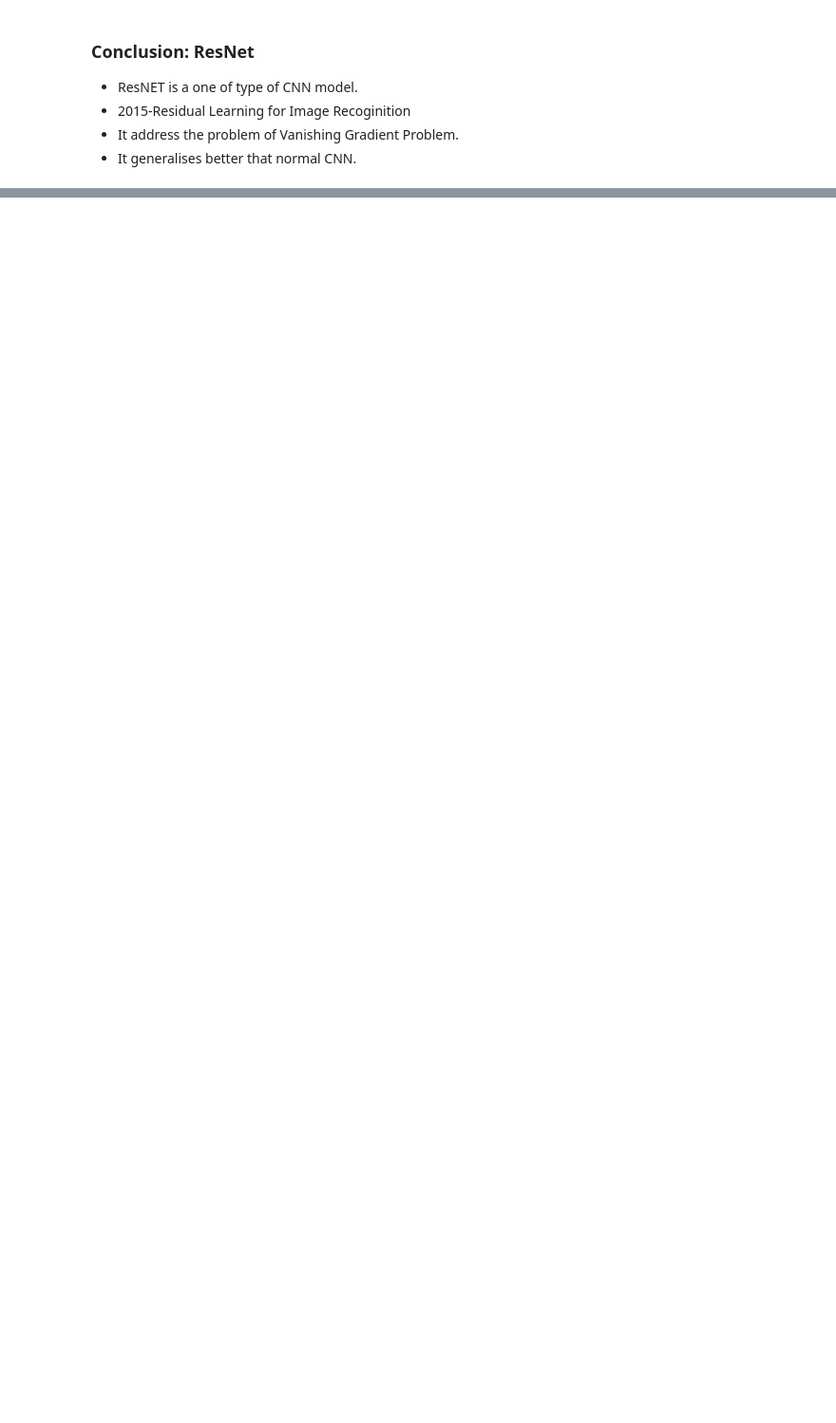
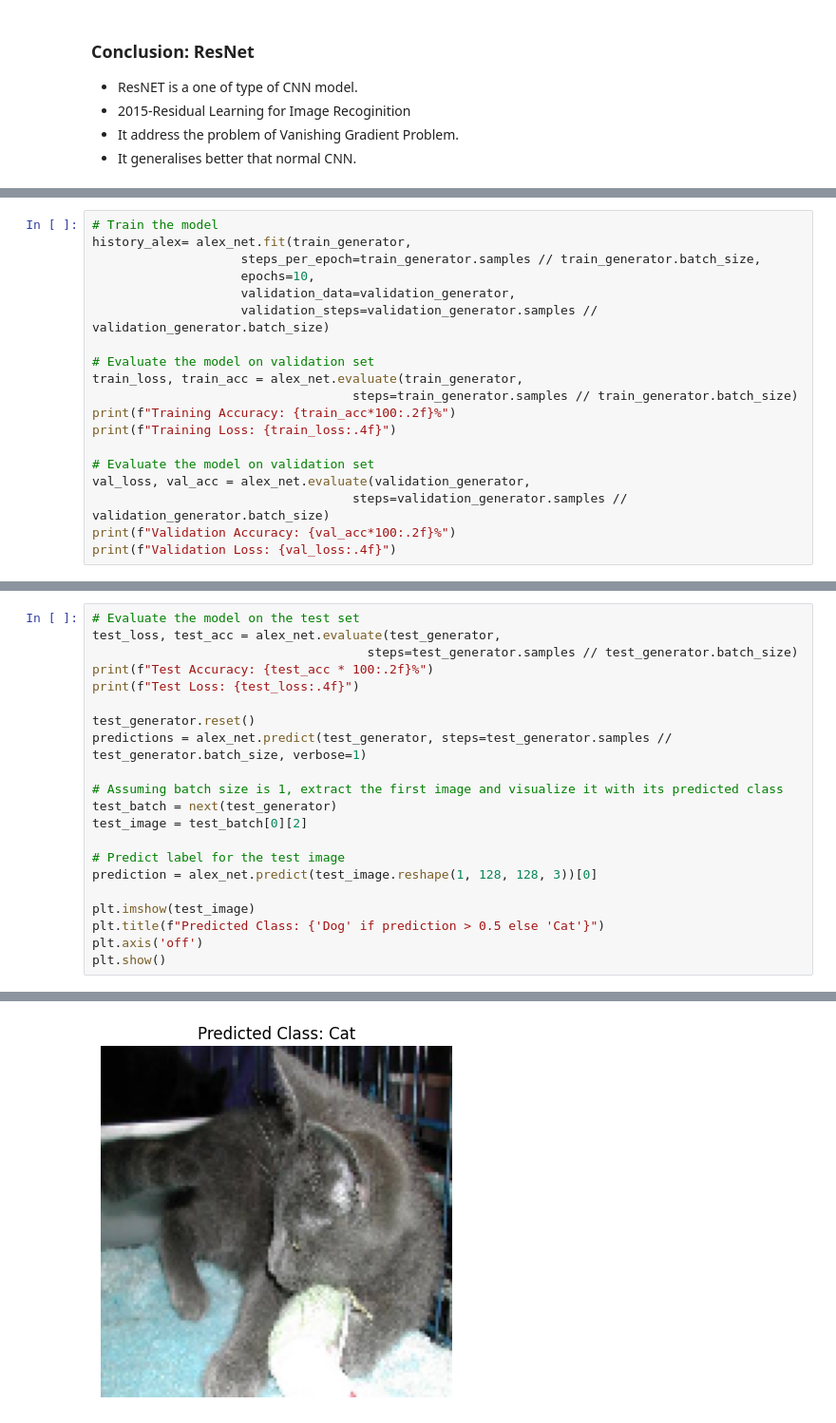
Before and after one commit to varmatilak22/Kaggle, a Jupyter notebook: Image_classification_using_CNN.ipynb, the cells around one changed output, grey strips where cells are left out. Shown: that part at 95% size. Drawn from its saved outputs; the diff is of its cells as text; blank space fills up the shorter version.

Commit message:
Kaggle Notebook | Image_classification_using_CNN | Version 5

```diff
--- a/Image_classification_using_CNN.ipynb
+++ b/Image_classification_using_CNN.ipynb
@@ -505,0 +584,19 @@ Validation Loss: 0.6320
+# %%
+# Train the model
+history_alex= alex_net.fit(train_generator,
+                    steps_per_epoch=train_generator.samples // train_generator.batch_size,
+                    epochs=10,
+                    validation_data=validation_generator,
+                    validation_steps=validation_generator.samples // validation_generator.batch_size)
+
+# Evaluate the model on validation set
+train_loss, train_acc = alex_net.evaluate(train_generator,
+                                   steps=train_generator.samples // train_generator.batch_size)
+print(f"Training Accuracy: {train_acc*100:.2f}%")
+print(f"Training Loss: {train_loss:.4f}")
+
+# Evaluate the model on validation set
+val_loss, val_acc = alex_net.evaluate(validation_generator,
+                                   steps=validation_generator.samples // validation_generator.batch_size)
+print(f"Validation Accuracy: {val_acc*100:.2f}%")
+print(f"Validation Loss: {val_loss:.4f}")
@@ -505,0 +624,22 @@ Validation Loss: 0.6320
+# %%
+# Evaluate the model on the test set
+test_loss, test_acc = alex_net.evaluate(test_generator,
+                                     steps=test_generator.samples // test_generator.batch_size)
+print(f"Test Accuracy: {test_acc * 100:.2f}%")
+print(f"Test Loss: {test_loss:.4f}")
+
+test_generator.reset()
+predictions = alex_net.predict(test_generator, steps=test_generator.samples // test_generator.batch_size, verbose=1)
+
+# Assuming batch size is 1, extract the first image and visualize it with its predicted class
+test_batch = next(test_generator)
+test_image = test_batch[0][2]
+
+# Predict label for the test image
+prediction = alex_net.predict(test_image.reshape(1, 128, 128, 3))[0]
+
+plt.imshow(test_image)
+plt.title(f"Predicted Class: {'Dog' if prediction > 0.5 else 'Cat'}")
+plt.axis('off')
+plt.show()
+# %% [output]
@@ -505,0 +652 @@ Validation Loss: 0.6320
+[figure, added]
```
Also changed, not shown: parts of 18 cells of this notebook.
